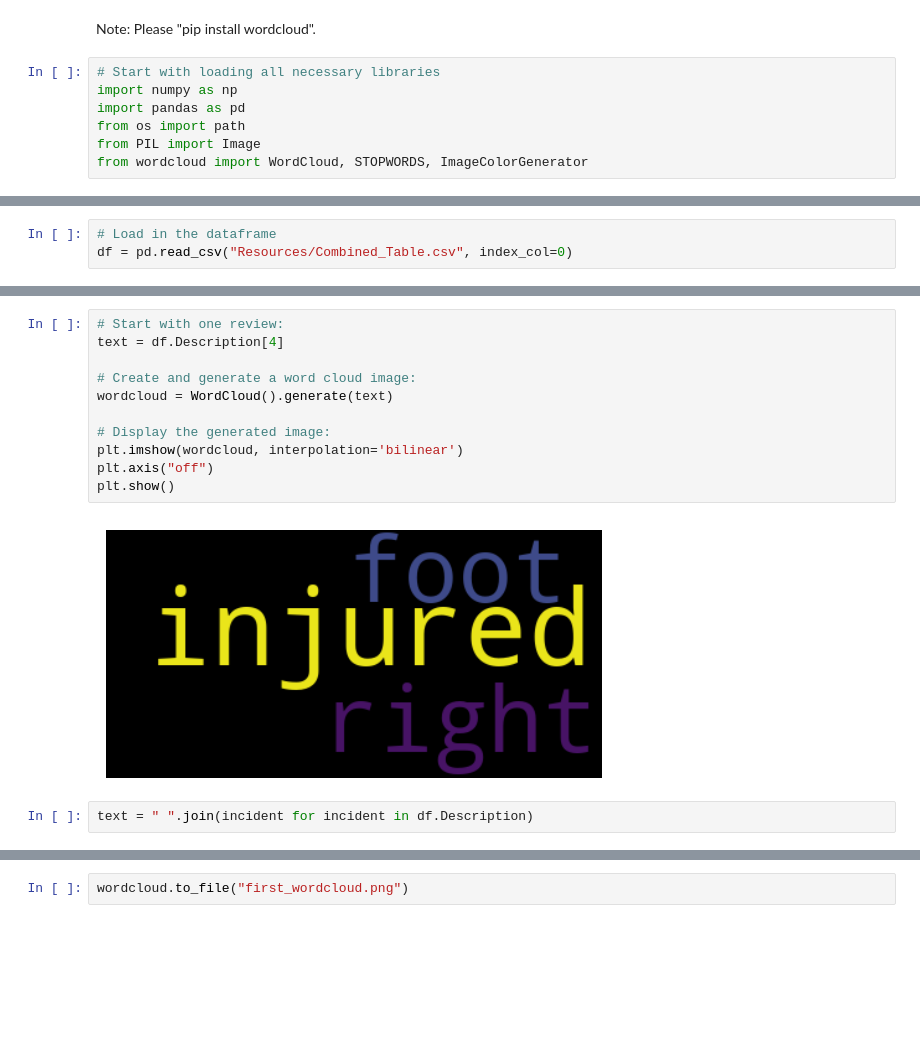
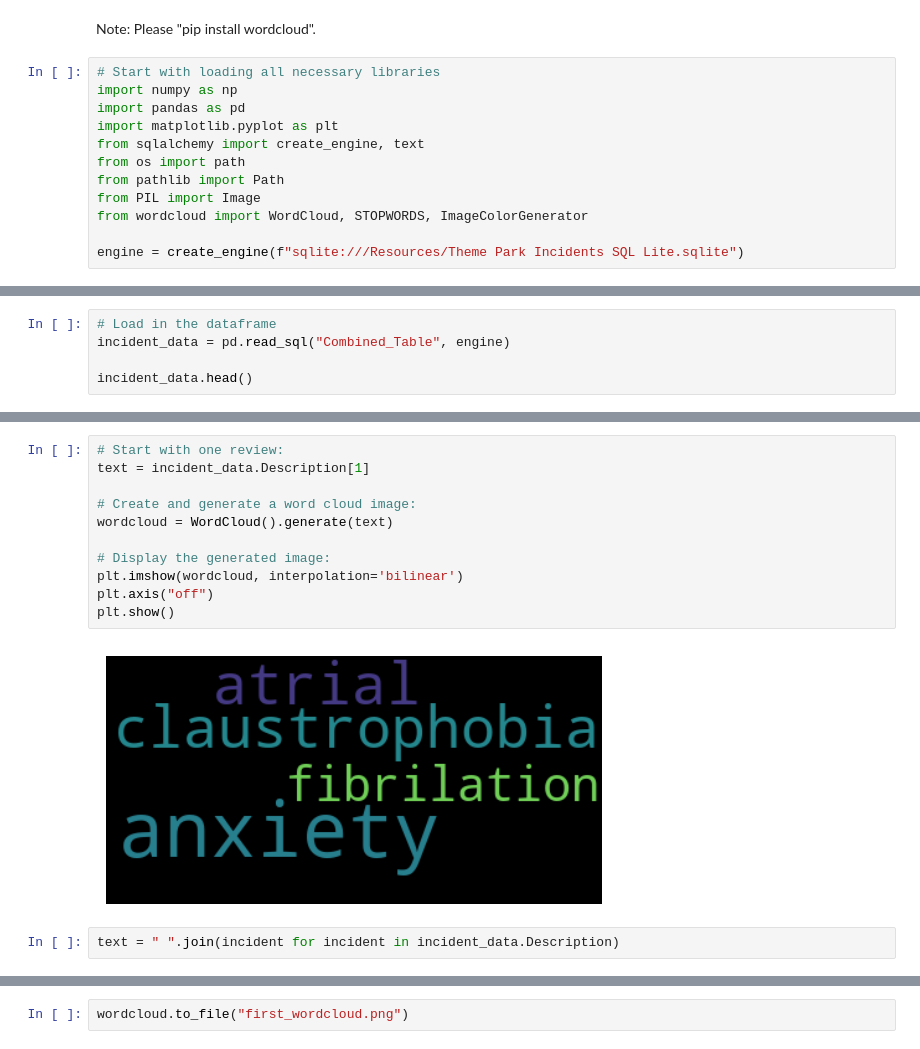
Before and after one commit to AllisonChase/Theme-Park-Incidents, a Jupyter notebook: wordcloud.ipynb, the cells around one changed output, grey strips where cells are left out. Drawn from its saved outputs; the diff is of its cells as text; blank space fills up the shorter version.

Commit message:
Fixed graphs not loading and adding SQL link to wordcloud

```diff
--- a/wordcloud.ipynb
+++ b/wordcloud.ipynb
@@ -4,6 +4,11 @@ Note: Please "pip install wordcloud".
 # Start with loading all necessary libraries
 import numpy as np
 import pandas as pd
+import matplotlib.pyplot as plt
+from sqlalchemy import create_engine, text
 from os import path
+from pathlib import Path
 from PIL import Image
 from wordcloud import WordCloud, STOPWORDS, ImageColorGenerator
+
+engine = create_engine(f"sqlite:///Resources/Theme Park Incidents SQL Lite.sqlite")
@@ -12,3 +15,5 @@ import matplotlib.pyplot as plt
 # %%
 # Load in the dataframe
-df = pd.read_csv("Resources/Combined_Table.csv", index_col=0)
+incident_data = pd.read_sql("Combined_Table", engine)
+
+incident_data.head()
@@ -26,18 +27,18 @@ df.head()
 # %%
 # Start with one review:
-text = df.Description[4]
+text = incident_data.Description[1]
 
 # Create and generate a word cloud image:
 wordcloud = WordCloud().generate(text)
 
 # Display the generated image:
 plt.imshow(wordcloud, interpolation='bilinear')
 plt.axis("off")
 plt.show()
 # %% [output]
-[figure, old version]
+[figure, new version]
 # %%
-text = " ".join(incident for incident in df.Description)
+text = " ".join(incident for incident in incident_data.Description)
 # %%
 # Create stopword list:
 stopwords = set(STOPWORDS)
```
Also changed, not shown: parts of 4 cells of this notebook, 12 other files.
